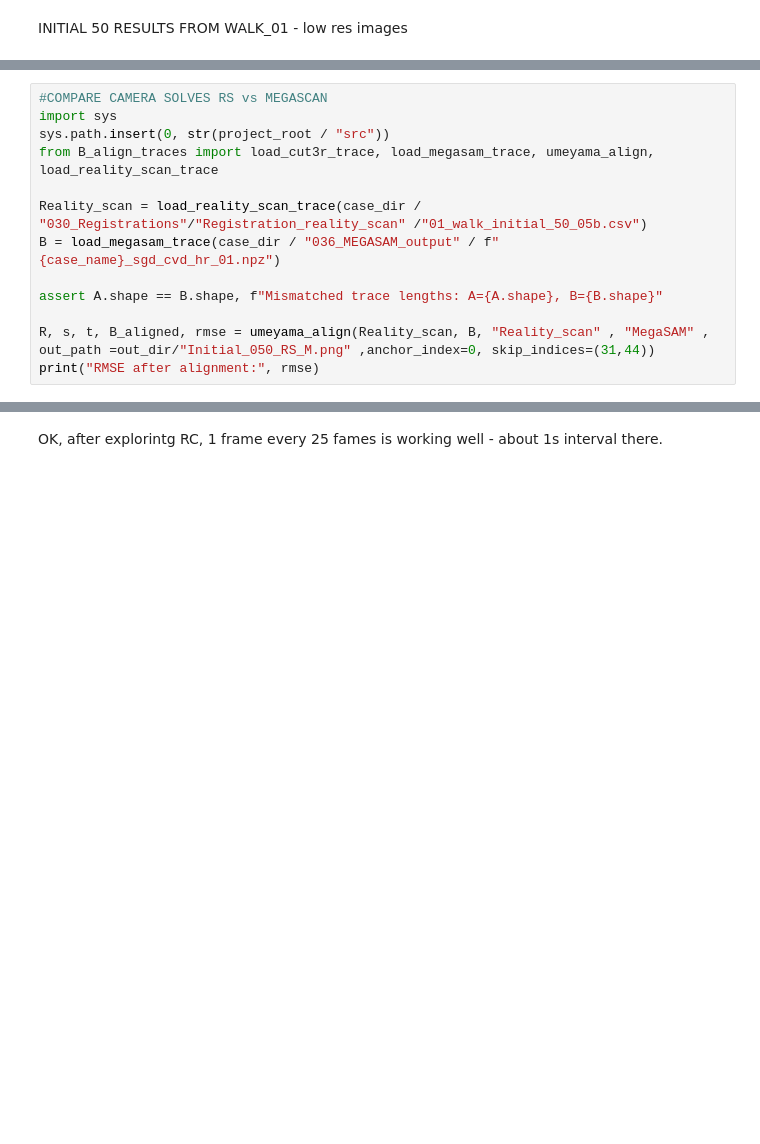
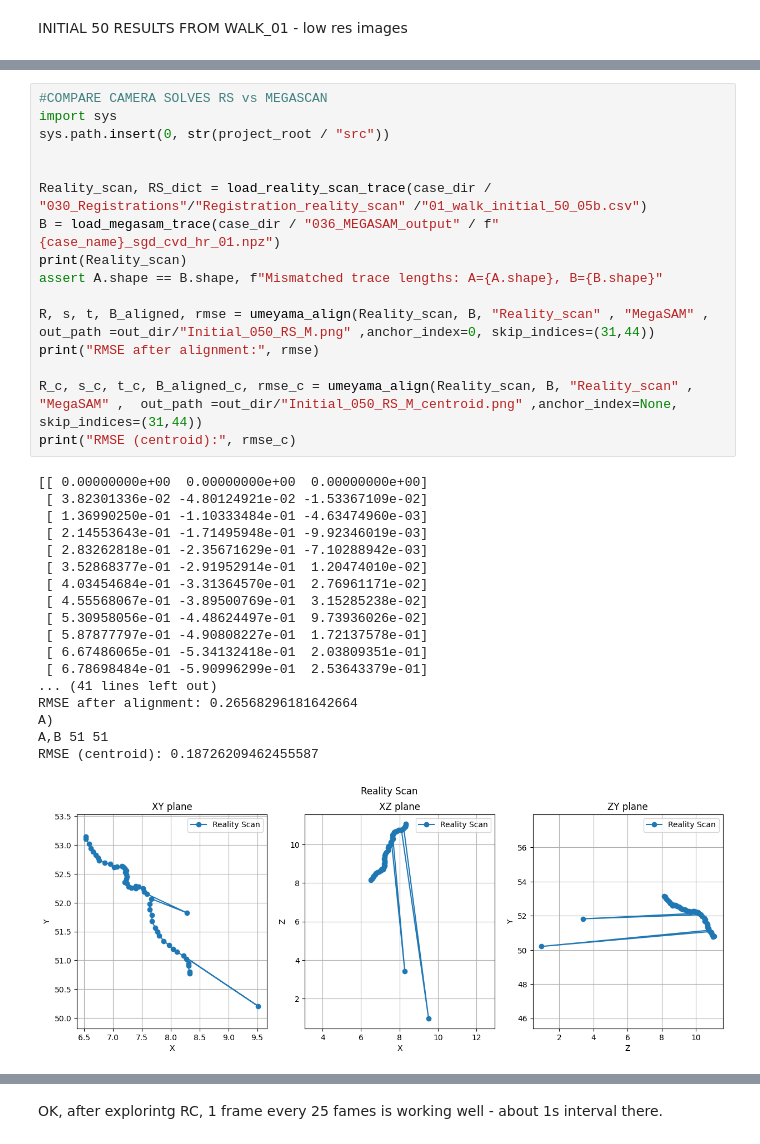
Before and after one commit to SenorBarker/Project, a Jupyter notebook: Experiments/AA_CAM_POSE_COMPARE_01.ipynb, the cells around one changed output, grey strips where cells are left out. Saved outputs shown, nothing was run; the diff lists cells and outputs as text; blank space fills up the shorter version.

```diff
--- a/Experiments/AA_CAM_POSE_COMPARE_01.ipynb
+++ b/Experiments/AA_CAM_POSE_COMPARE_01.ipynb
@@ -40,13 +93,35 @@ print("RMSE after alignment:", rmse)
 # %%
 #COMPARE CAMERA SOLVES RS vs MEGASCAN
 import sys
 sys.path.insert(0, str(project_root / "src"))
-from B_align_traces import load_cut3r_trace, load_megasam_trace, umeyama_align, load_reality_scan_trace
 
-Reality_scan = load_reality_scan_trace(case_dir / "030_Registrations"/"Registration_reality_scan" /"01_walk_initial_50_05b.csv")
+
+Reality_scan, RS_dict = load_reality_scan_trace(case_dir / "030_Registrations"/"Registration_reality_scan" /"01_walk_initial_50_05b.csv")
 B = load_megasam_trace(case_dir / "036_MEGASAM_output" / f"{case_name}_sgd_cvd_hr_01.npz")
-
+print(Reality_scan)
 assert A.shape == B.shape, f"Mismatched trace lengths: A={A.shape}, B={B.shape}"
 
 R, s, t, B_aligned, rmse = umeyama_align(Reality_scan, B, "Reality_scan" , "MegaSAM" ,  out_path =out_dir/"Initial_050_RS_M.png" ,anchor_index=0, skip_indices=(31,44))
 print("RMSE after alignment:", rmse)
+
+R_c, s_c, t_c, B_aligned_c, rmse_c = umeyama_align(Reality_scan, B, "Reality_scan" , "MegaSAM" ,  out_path =out_dir/"Initial_050_RS_M_centroid.png" ,anchor_index=None, skip_indices=(31,44))
+print("RMSE (centroid):", rmse_c)
+# %% [output]
+[[ 0.00000000e+00  0.00000000e+00  0.00000000e+00]
+ [ 3.82301336e-02 -4.80124921e-02 -1.53367109e-02]
+ [ 1.36990250e-01 -1.10333484e-01 -4.63474960e-03]
+ [ 2.14553643e-01 -1.71495948e-01 -9.92346019e-03]
+ [ 2.83262818e-01 -2.35671629e-01 -7.10288942e-03]
+ [ 3.52868377e-01 -2.91952914e-01  1.20474010e-02]
+ [ 4.03454684e-01 -3.31364570e-01  2.76961171e-02]
+ [ 4.55568067e-01 -3.89500769e-01  3.15285238e-02]
+ [ 5.30958056e-01 -4.48624497e-01  9.73936026e-02]
+ [ 5.87877797e-01 -4.90808227e-01  1.72137578e-01]
+ [ 6.67486065e-01 -5.34132418e-01  2.03809351e-01]
+ [ 6.78698484e-01 -5.90996299e-01  2.53643379e-01]
+... (41 lines left out)
+RMSE after alignment: 0.26568296181642664
+A)
+A,B 51 51
+RMSE (centroid): 0.18726209462455587
+[figure, added]
```
Also changed, not shown: parts of 24 cells of this notebook, 25 other files.
